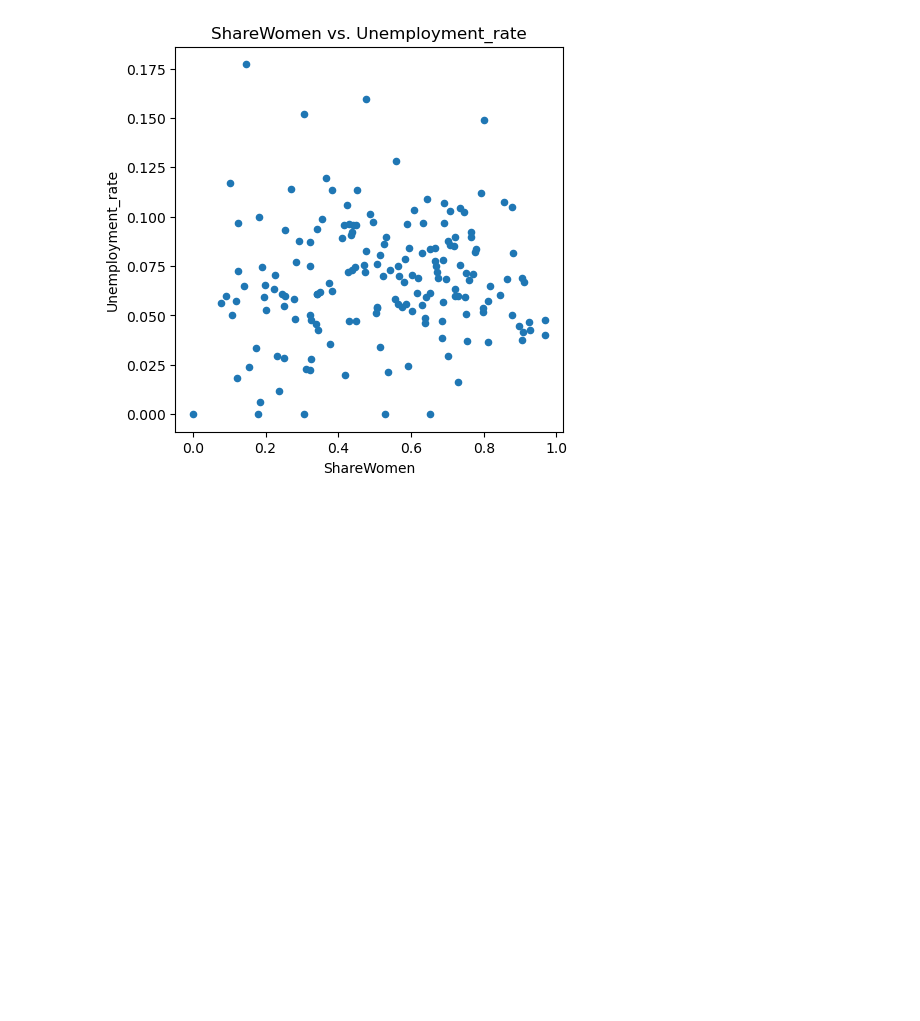
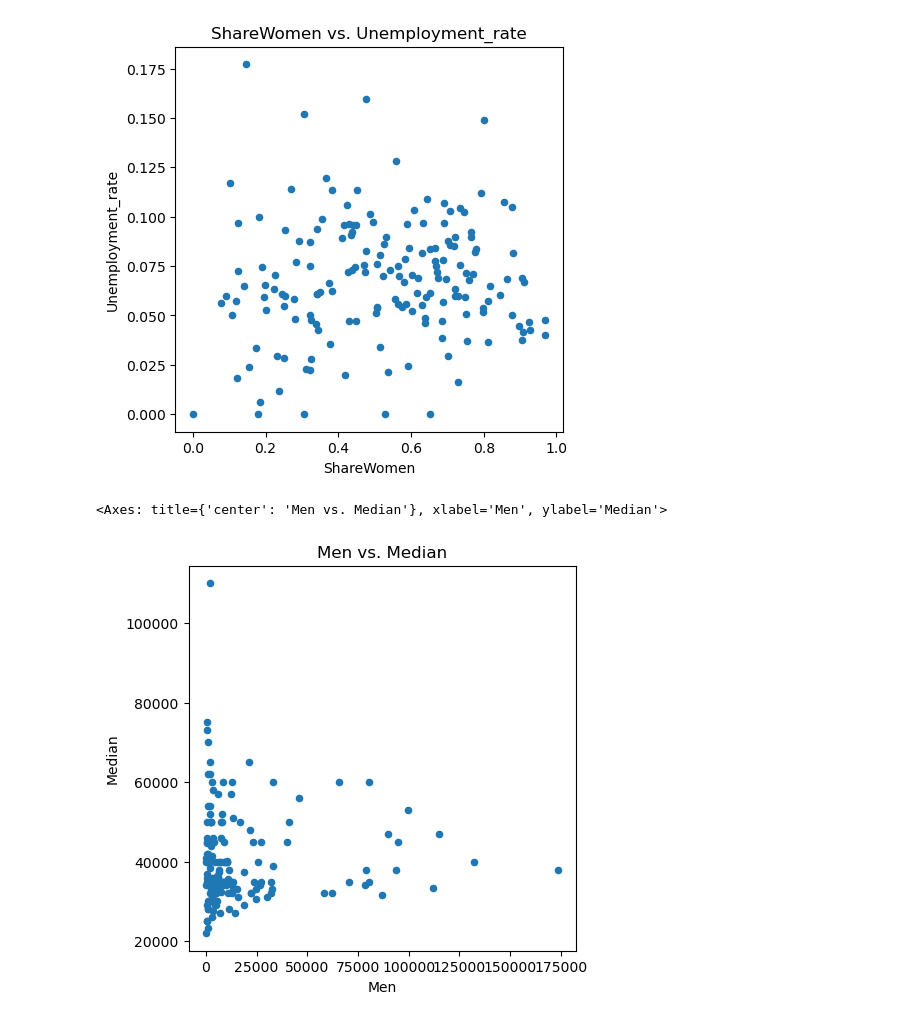
Before and after one commit to rabobahago/data_analytics_projects, a Jupyter notebook: visualizing_earnings_based_on_college_majors/main.ipynb, the cells around one changed output. Drawn from its saved outputs; the diff is of its cells as text; code cells hidden in the pictures; blank space fills up the shorter version.

```diff
--- a/visualizing_earnings_based_on_college_majors/main.ipynb
+++ b/visualizing_earnings_based_on_college_majors/main.ipynb
@@ -115,3 +115,8 @@ recent_grads.plot(x='ShareWomen', y='Unemployment_rate', title = "ShareWomen vs.
 # %% [output]
 <Axes: title={'center': 'ShareWomen vs. Unemployment_rate'}, xlabel='ShareWomen', ylabel='Unemployment_rate'>
 [figure]
+# %%
+recent_grads.plot(x='Men', y='Median', title = "Men vs. Median" , kind='scatter', figsize=(5,5))
+# %% [output]
+<Axes: title={'center': 'Men vs. Median'}, xlabel='Men', ylabel='Median'>
+[figure, added]
```
Also changed, not shown: parts of 3 cells of this notebook.
